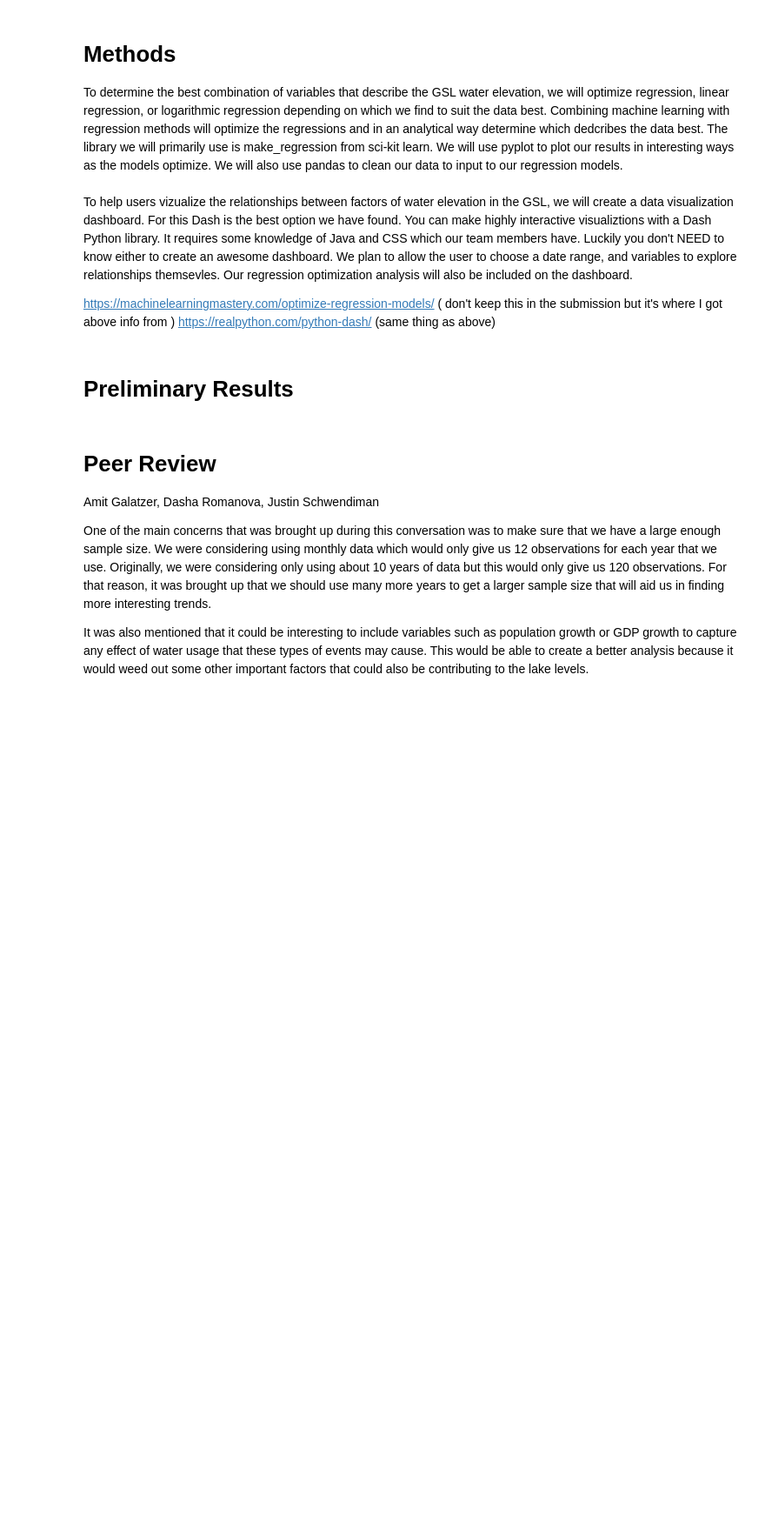
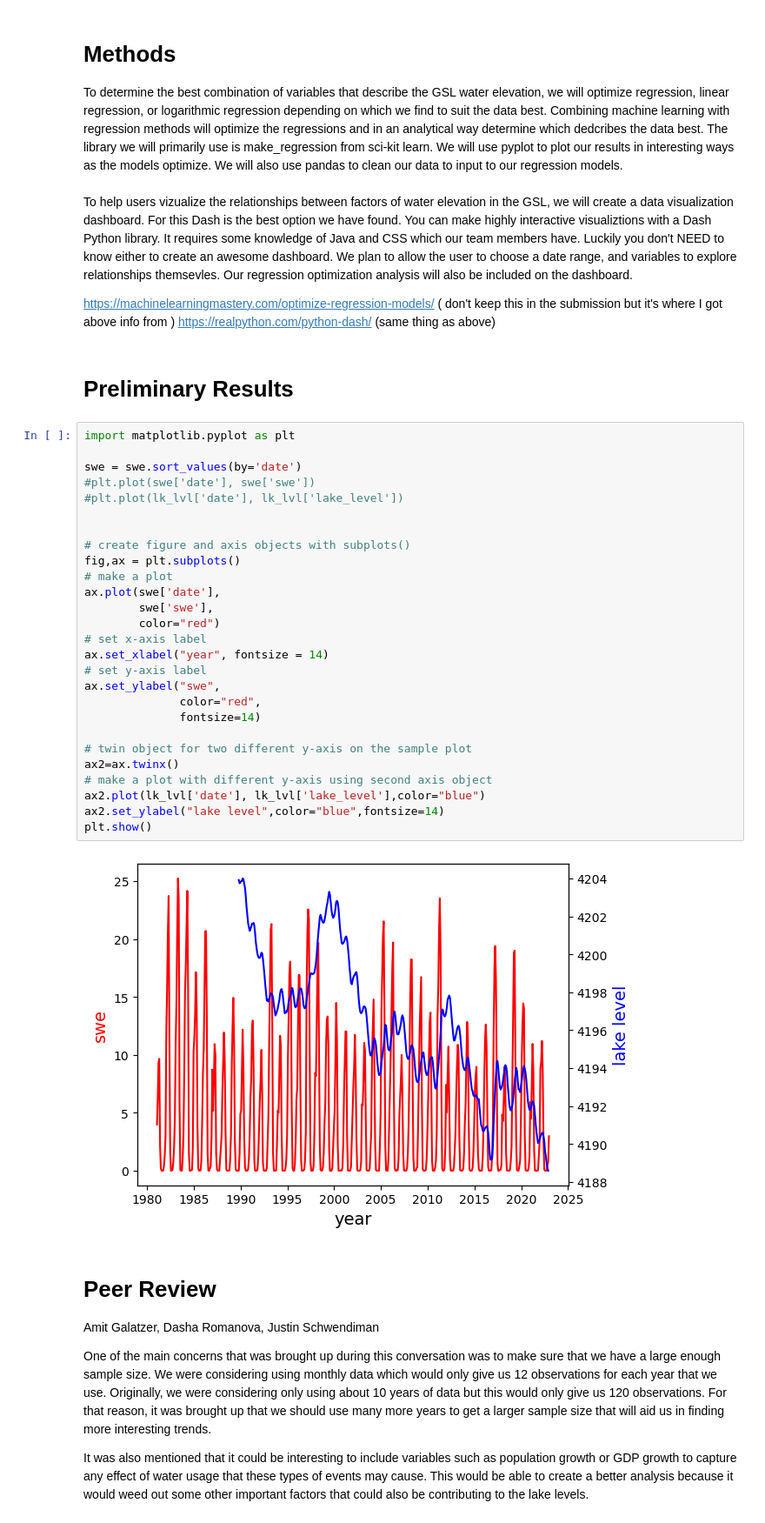
Before and after one commit to snowqueen2000/Save-The-GSL, a Jupyter notebook: Phase1ProjectMilestones.ipynb, the cells around one changed output. Shown at 87% size. Saved outputs shown, nothing was run; the diff lists cells and outputs as text; blank space fills up the shorter version.

```diff
--- a/Phase1ProjectMilestones.ipynb
+++ b/Phase1ProjectMilestones.ipynb
@@ -69,6 +115,35 @@ https://machinelearningmastery.com/optimize-regression-models/ ( don't keep this
 https://realpython.com/python-dash/ (same thing as above)
 # %% [markdown]
 # Preliminary Results <br>
+# %%
+import matplotlib.pyplot as plt
+
+swe = swe.sort_values(by='date')
+#plt.plot(swe['date'], swe['swe'])
+#plt.plot(lk_lvl['date'], lk_lvl['lake_level'])
+
+
+# create figure and axis objects with subplots()
+fig,ax = plt.subplots()
+# make a plot
+ax.plot(swe['date'],
+        swe['swe'],
+        color="red")
+# set x-axis label
+ax.set_xlabel("year", fontsize = 14)
+# set y-axis label
+ax.set_ylabel("swe",
+              color="red",
+              fontsize=14)
+
+# twin object for two different y-axis on the sample plot
+ax2=ax.twinx()
+# make a plot with different y-axis using second axis object
+ax2.plot(lk_lvl['date'], lk_lvl['lake_level'],color="blue")
+ax2.set_ylabel("lake level",color="blue",fontsize=14)
+plt.show()
+# %% [output]
+[figure, added]
 # %% [markdown]
 # Peer Review
 Amit Galatzer, Dasha Romanova, Justin Schwendiman
```
Also changed, not shown: parts of 1 cell of this notebook, 1 other file.
